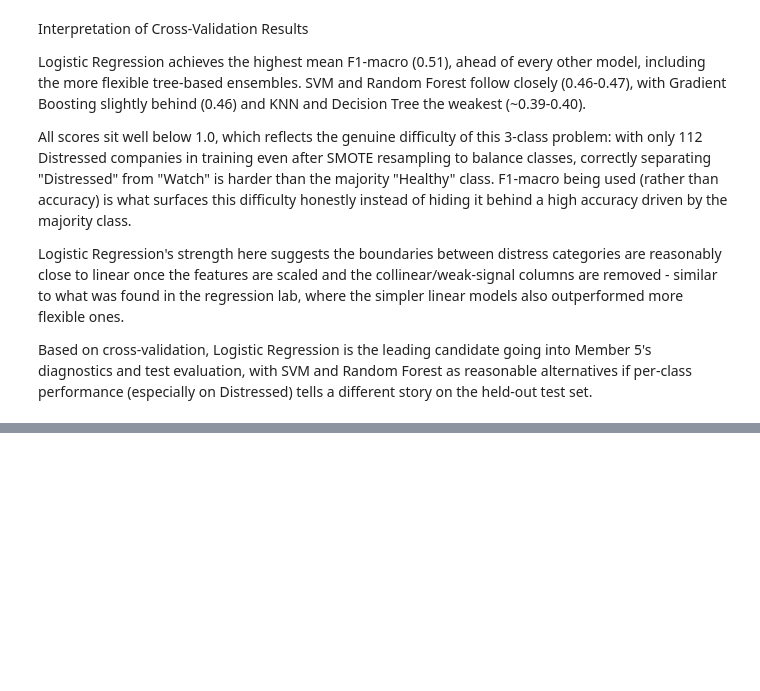
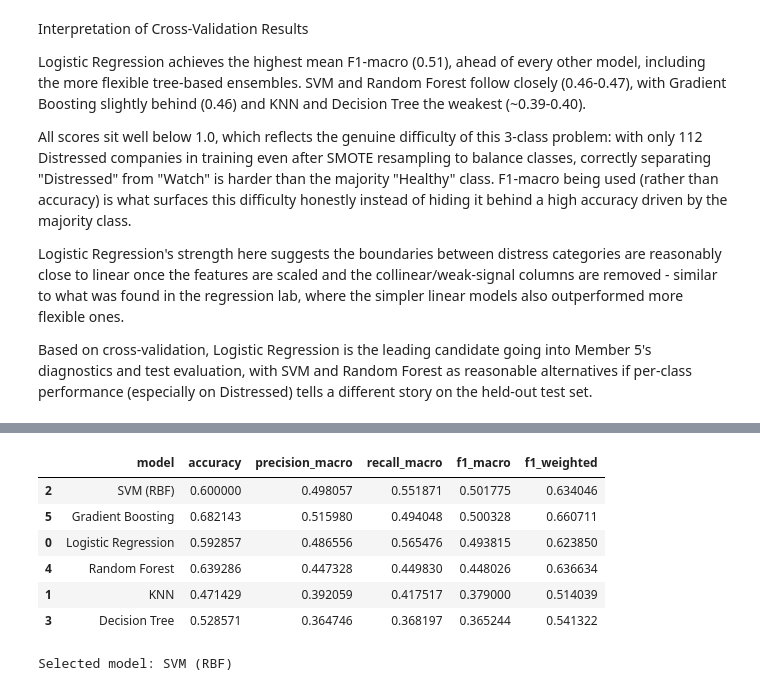
Before and after one commit to GraceChelangat/BI-ClassificationC1, a Jupyter notebook: notebooks/classification_corporate_financial_distress.ipynb, the cells around one changed output, grey strips where cells are left out. Saved outputs shown, nothing was run; the diff lists cells and outputs as text; code cells hidden in the pictures; blank space fills up the shorter version.

```diff
--- a/notebooks/classification_corporate_financial_distress.ipynb
+++ b/notebooks/classification_corporate_financial_distress.ipynb
@@ -1117,3 +1117,25 @@ going into Member 5's diagnostics and test evaluation, with SVM and
 Random Forest as reasonable alternatives if per-class performance
 (especially on Distressed) tells a different story on the held-out test
 set.
+# %%
+candidates = {
+    "LogisticRegression": LogisticRegression(max_iter=1000, class_weight="balanced"),
+    "RandomForest": RandomForestClassifier(random_state=42, class_weight="balanced"),
+    "GradientBoosting": GradientBoostingClassifier(random_state=42),
+    "SVM": SVC(probability=True, class_weight="balanced"),
+    "KNN": KNeighborsClassifier(),
+}
+
+cv_scheme = StratifiedKFold(n_splits=5, shuffle=True, random_state=42)
+cv_results = []
+fitted_pipelines = {}
+
+for name, model in candidates.items():
+    pipe = Pipeline([("preprocessor", preprocessor), ("model", model)])
+    scores = cross_val_score(pipe, X_train, y_train, cv=cv_scheme, scoring="f1_macro")
+    cv_results.append({"model": name, "mean_f1_macro": scores.mean(), "std": scores.std()})
+    pipe.fit(X_train, y_train)
+    fitted_pipelines[name] = pipe
+
+cv_df = pd.DataFrame(cv_results).sort_values("mean_f1_macro", ascending=False)
+display(cv_df)
@@ -1119,0 +1226,29 @@ set.
+# %%
+from sklearn.metrics import precision_score, recall_score, f1_score
+
+results = []
+for name, pipe in fitted_pipelines.items():
+    y_pred = pipe.predict(X_test)
+    results.append({
+        "model": name,
+        "accuracy": pipe.score(X_test, y_test),
+        "precision_macro": precision_score(y_test, y_pred, average="macro"),
+        "recall_macro": recall_score(y_test, y_pred, average="macro"),
+        "f1_macro": f1_score(y_test, y_pred, average="macro"),
+        "f1_weighted": f1_score(y_test, y_pred, average="weighted"),
+    })
+
+results_df = pd.DataFrame(results).sort_values("f1_macro", ascending=False)
+display(results_df)
+
+best_model_name = results_df.iloc[0]["model"]
+print("Selected model:", best_model_name)
+# %% [output]
+|  | model | accuracy | precision_macro | recall_macro | f1_macro | f1_weighted |
+| 2 | SVM (RBF) | 0.600000 | 0.498057 | 0.551871 | 0.501775 | 0.634046 |
+| 5 | Gradient Boosting | 0.682143 | 0.515980 | 0.494048 | 0.500328 | 0.660711 |
+| 0 | Logistic Regression | 0.592857 | 0.486556 | 0.565476 | 0.493815 | 0.623850 |
+| 4 | Random Forest | 0.639286 | 0.447328 | 0.449830 | 0.448026 | 0.636634 |
+| 1 | KNN | 0.471429 | 0.392059 | 0.417517 | 0.379000 | 0.514039 |
+| 3 | Decision Tree | 0.528571 | 0.364746 | 0.368197 | 0.365244 | 0.541322 |
+Selected model: SVM (RBF)
```
Also changed, not shown: parts of 17 cells of this notebook.
